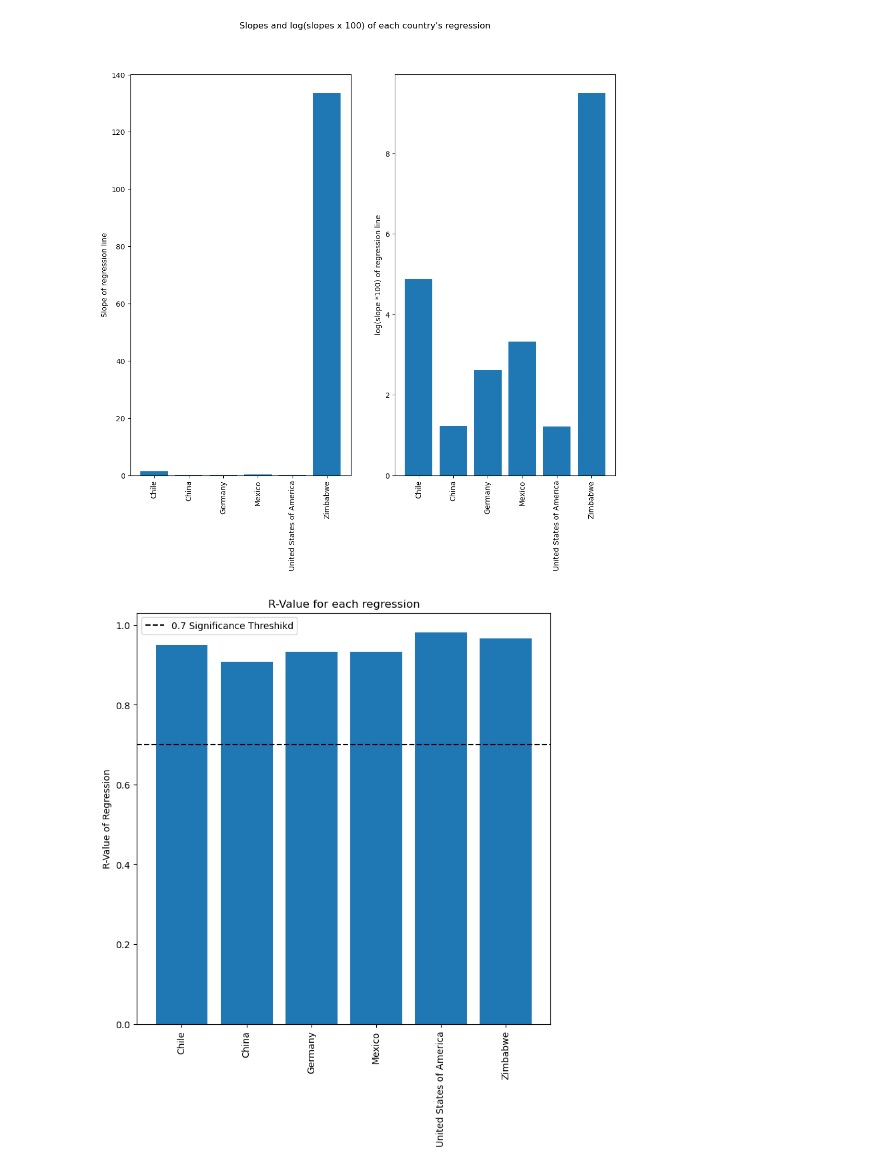
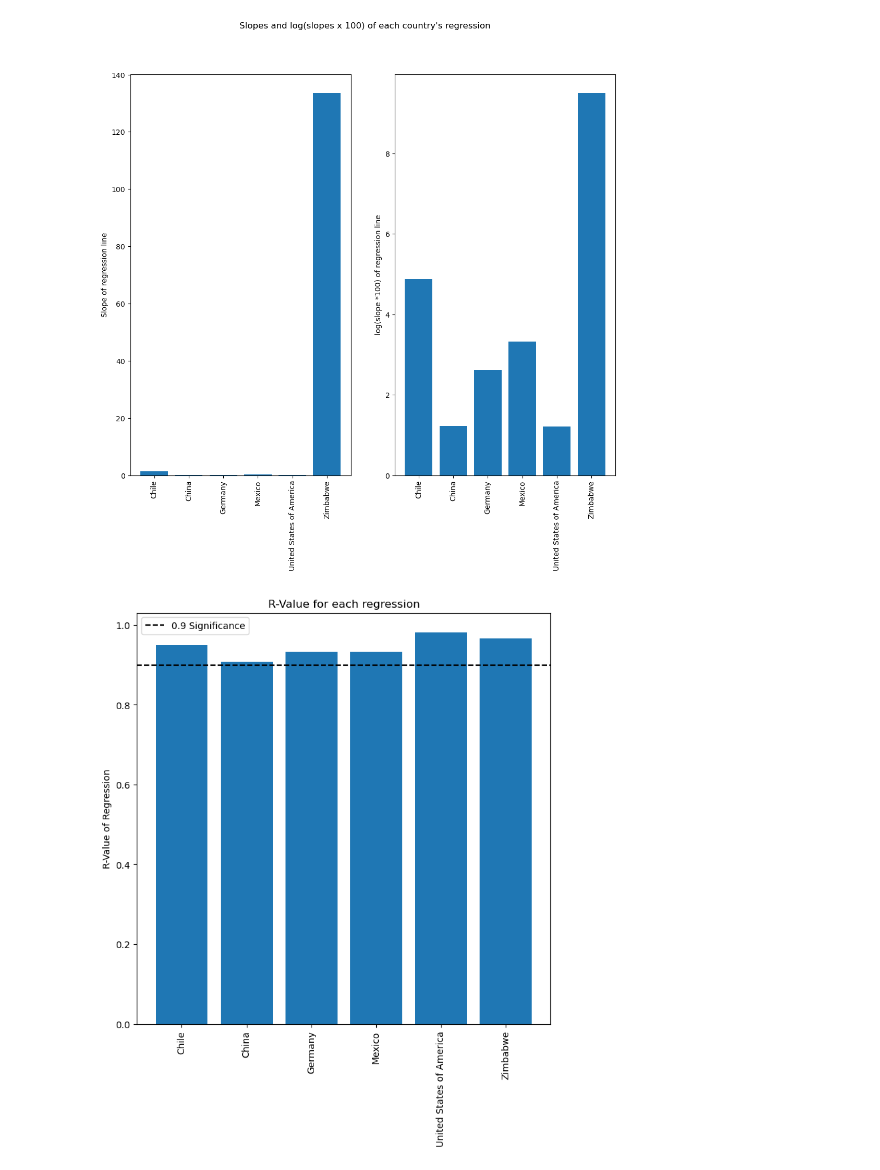
Before and after one commit to YSquid/gdp_life, a Jupyter notebook: life_expectancy_gdp.ipynb, the cells around one changed output. Drawn from its saved outputs; the diff is of its cells as text; code cells hidden in the pictures.

```diff
--- a/life_expectancy_gdp.ipynb
+++ b/life_expectancy_gdp.ipynb
@@ -183,19 +141,17 @@ plt.show()
 # %% [output]
 [figure]
 # %%
-## Plot the r values
+## Plot the r values and add dashed marker for 0.9 threshold for strong linear relationship
 
 plt.figure(figsize=(8,8))
 plt.title('R-Value for each regression')
 plt.bar(range(len(countries)), r_values)
-plt.axhline(y=0.7, linestyle='--', color='black', label='0.7 Significance Threshikd')
+plt.axhline(y=0.9, linestyle='--', color='black', label='0.9 Significance')
 plt.xticks(range(len(countries)), countries, rotation=90)
 plt.ylabel('R-Value of Regression')
 plt.legend()
 
 
-
-
 plt.show()
 # %% [output]
-[figure, old version]
+[figure, new version]
```
Also changed, not shown: parts of 2 cells of this notebook.
